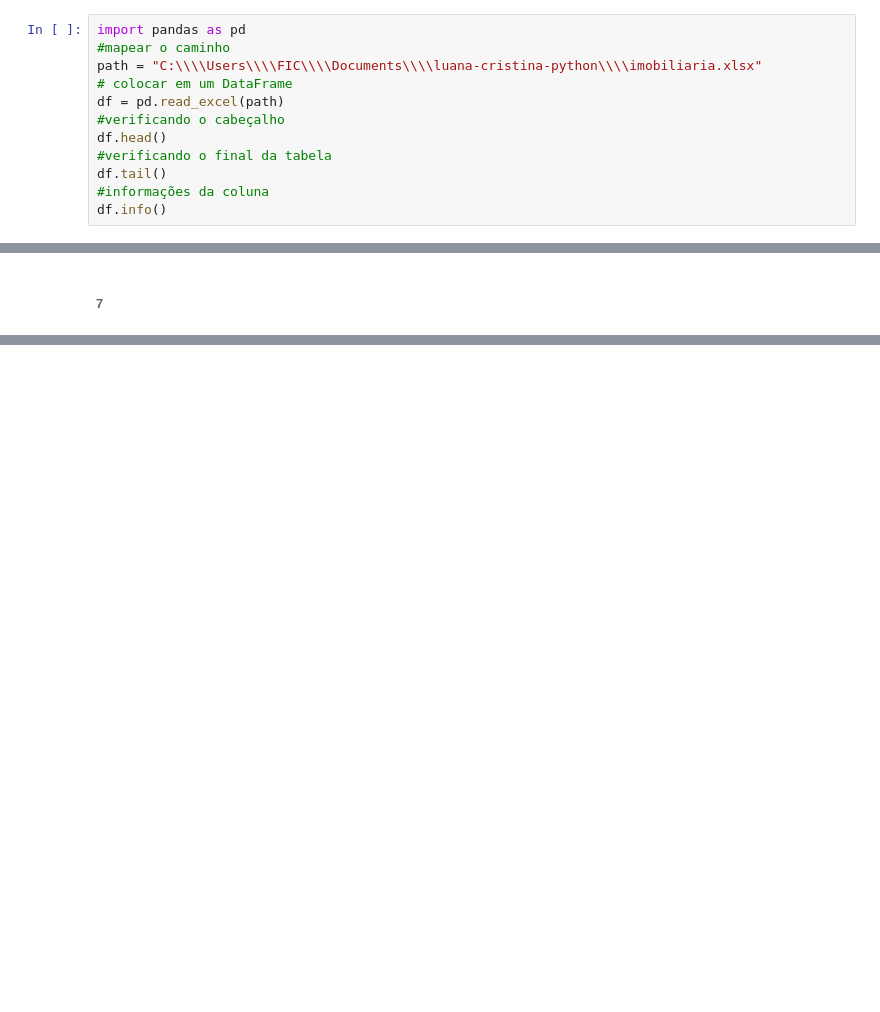
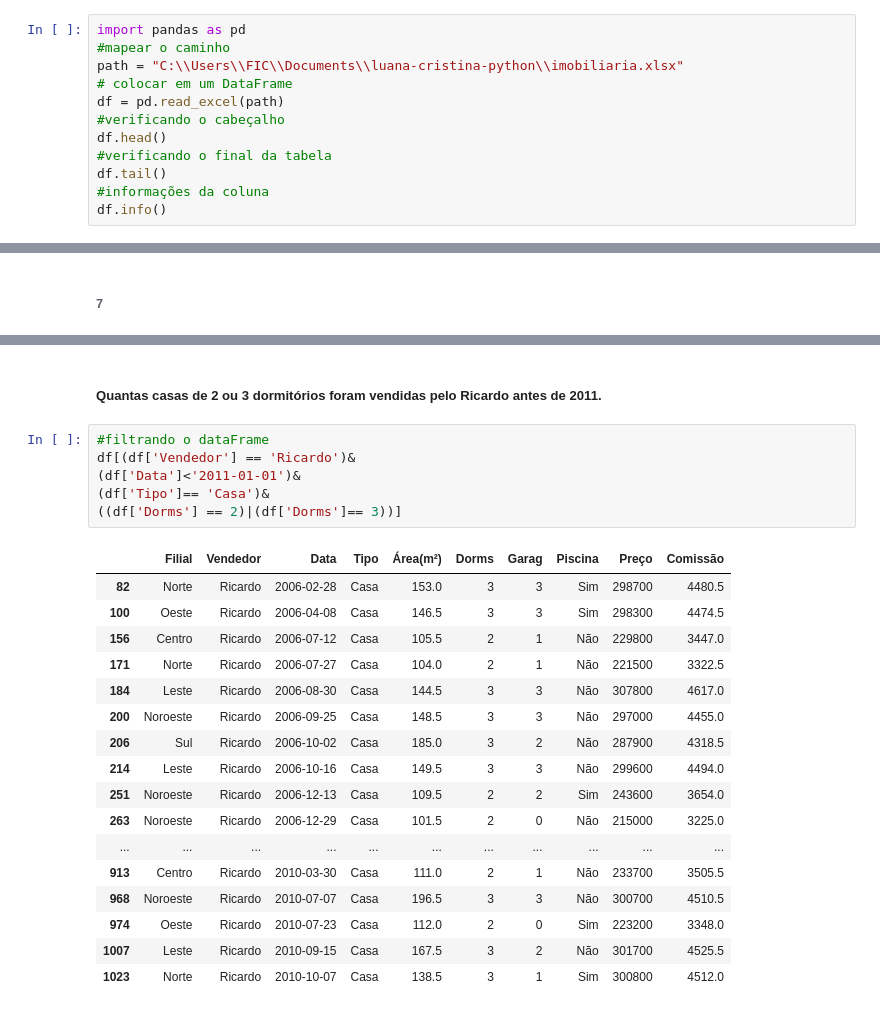
Before and after one commit to lulcssilva/fundamentos-bigData-Python-Senai, a Jupyter notebook: aula6ex2.ipynb, the cells around one changed output, grey strips where cells are left out. Saved outputs shown, nothing was run; the diff lists cells and outputs as text; blank space fills up the shorter version.

```diff
--- a/aula6ex2.ipynb
+++ b/aula6ex2.ipynb
@@ -7,7 +35,7 @@
 # %%
 import pandas as pd
 #mapear o caminho
-path = "C:\\\\Users\\\\FIC\\\\Documents\\\\luana-cristina-python\\\\imobiliaria.xlsx"
+path = "C:\\Users\\FIC\\Documents\\luana-cristina-python\\imobiliaria.xlsx"
 # colocar em um DataFrame
 df = pd.read_excel(path)
 #verificando o cabeçalho
@@ -76,0 +300,26 @@ df_final.to_excel(caminho+arquivo)
+# %% [markdown]
+##### Quantas casas de 2 ou 3 dormitórios foram vendidas pelo Ricardo antes de 2011.
+# %%
+#filtrando o dataFrame
+df[(df['Vendedor'] == 'Ricardo')&
+(df['Data']<'2011-01-01')&
+(df['Tipo']== 'Casa')&
+((df['Dorms'] == 2)|(df['Dorms']== 3))]
+# %% [output]
+|  | Filial | Vendedor | Data | Tipo | Área(m²) | Dorms | Garag | Piscina | Preço | Comissão |
+| 82 | Norte | Ricardo | 2006-02-28 | Casa | 153.0 | 3 | 3 | Sim | 298700 | 4480.5 |
+| 100 | Oeste | Ricardo | 2006-04-08 | Casa | 146.5 | 3 | 3 | Sim | 298300 | 4474.5 |
+| 156 | Centro | Ricardo | 2006-07-12 | Casa | 105.5 | 2 | 1 | Não | 229800 | 3447.0 |
+| 171 | Norte | Ricardo | 2006-07-27 | Casa | 104.0 | 2 | 1 | Não | 221500 | 3322.5 |
+| 184 | Leste | Ricardo | 2006-08-30 | Casa | 144.5 | 3 | 3 | Não | 307800 | 4617.0 |
+| 200 | Noroeste | Ricardo | 2006-09-25 | Casa | 148.5 | 3 | 3 | Não | 297000 | 4455.0 |
+| 206 | Sul | Ricardo | 2006-10-02 | Casa | 185.0 | 3 | 2 | Não | 287900 | 4318.5 |
+| 214 | Leste | Ricardo | 2006-10-16 | Casa | 149.5 | 3 | 3 | Não | 299600 | 4494.0 |
+| 251 | Noroeste | Ricardo | 2006-12-13 | Casa | 109.5 | 2 | 2 | Sim | 243600 | 3654.0 |
+| 263 | Noroeste | Ricardo | 2006-12-29 | Casa | 101.5 | 2 | 0 | Não | 215000 | 3225.0 |
+| ... | ... | ... | ... | ... | ... | ... | ... | ... | ... | ... |
+| 913 | Centro | Ricardo | 2010-03-30 | Casa | 111.0 | 2 | 1 | Não | 233700 | 3505.5 |
+| 968 | Noroeste | Ricardo | 2010-07-07 | Casa | 196.5 | 3 | 3 | Não | 300700 | 4510.5 |
+| 974 | Oeste | Ricardo | 2010-07-23 | Casa | 112.0 | 2 | 0 | Sim | 223200 | 3348.0 |
+| 1007 | Leste | Ricardo | 2010-09-15 | Casa | 167.5 | 3 | 2 | Não | 301700 | 4525.5 |
+| 1023 | Norte | Ricardo | 2010-10-07 | Casa | 138.5 | 3 | 1 | Sim | 300800 | 4512.0 |
```
Also changed, not shown: parts of 25 cells of this notebook.
